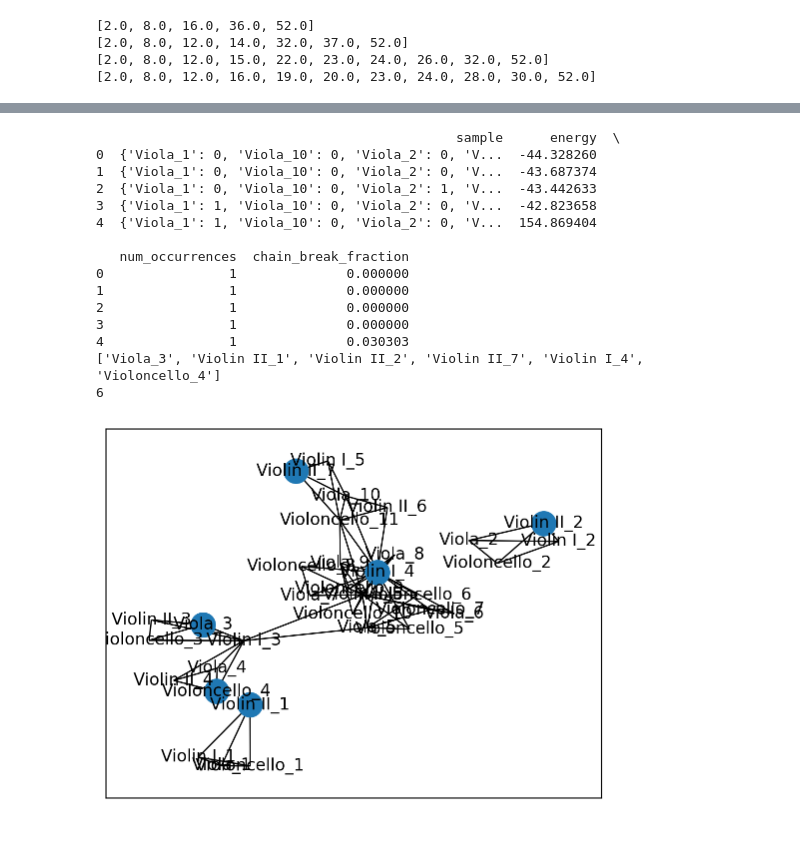
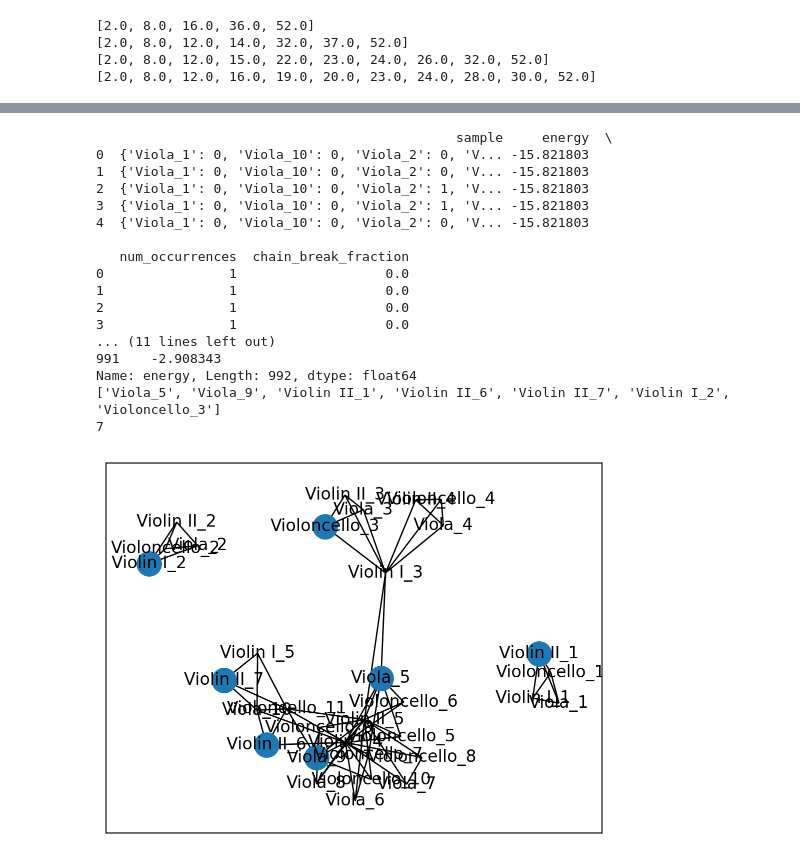
Before and after one commit to KirbyZX/PHYS4213, a Jupyter notebook: Notebooks/mxl.ipynb, the cells around one changed output, grey strips where cells are left out. Drawn from its saved outputs; the diff is of its cells as text; code cells hidden in the pictures.

```diff
--- a/Notebooks/mxl.ipynb
+++ b/Notebooks/mxl.ipynb
@@ -56,9 +56,10 @@ for part in excerpt.parts:
 flatStack = [phrase for phrases in phraseStack for phrase in phrases]
 print(len(flatStack))
 
+for p in flatStack: print(p.id, p.entropy)
+
 uniquePairs = [(i, j) for i in range(len(flatStack)) for j in range(i+1, len(flatStack))]
 
-for i, j in uniquePairs:
-    print(flatStack[i].id, flatStack[j].id, hasOverlap(flatStack[i], flatStack[j]))
+#for i, j in uniquePairs: print(flatStack[i].id, flatStack[j].id, hasOverlap(flatStack[i], flatStack[j]))
 # %% [output]
 33
@@ -92,0 +95,6 @@ plotGraph(G, pos)
+# %%
+# Solve on QPU
+
+phraseEntropies = [(phrase.id, phrase.entropy) for phrase in flatStack]
+
+df = solveWeightedMIS(G, phraseEntropies, num_reads=1000)
@@ -93,35 +118,33 @@ plotGraph(G, pos)
 # %%
-# Solve on QPU
-
-phraseEntropies = [(phrase.id, phrase.entropy) for phrase in flatStack]
-
-df = solveWeightedMIS(G, phraseEntropies, num_reads=1000, strength_multiplier = 3)
 print(df.head())
+print(df["energy"].sort_values(ascending=True))
 
 sample = df["sample"][0]
 chosen = [x for x in sample if sample[x] == 1]
 
 print(chosen)
 print(len(chosen))
 
 plotGraph(G, pos, nodeList=chosen)
 # %% [output]
-                                              sample      energy  \
-0  {'Viola_1': 0, 'Viola_10': 0, 'Viola_2': 0, 'V...  -44.328260
-1  {'Viola_1': 0, 'Viola_10': 0, 'Viola_2': 0, 'V...  -43.687374
-2  {'Viola_1': 0, 'Viola_10': 0, 'Viola_2': 1, 'V...  -43.442633
-3  {'Viola_1': 1, 'Viola_10': 0, 'Viola_2': 0, 'V...  -42.823658
-4  {'Viola_1': 1, 'Viola_10': 0, 'Viola_2': 0, 'V...  154.869404
+                                              sample     energy  \
+0  {'Viola_1': 0, 'Viola_10': 0, 'Viola_2': 0, 'V... -15.821803
+1  {'Viola_1': 0, 'Viola_10': 0, 'Viola_2': 0, 'V... -15.821803
+2  {'Viola_1': 0, 'Viola_10': 0, 'Viola_2': 1, 'V... -15.821803
+3  {'Viola_1': 0, 'Viola_10': 0, 'Viola_2': 1, 'V... -15.821803
+4  {'Viola_1': 0, 'Viola_10': 0, 'Viola_2': 0, 'V... -15.821803
 
    num_occurrences  chain_break_fraction
-0                1              0.000000
-1                1              0.000000
-2                1              0.000000
-3                1              0.000000
-4                1              0.030303
-['Viola_3', 'Violin II_1', 'Violin II_2', 'Violin II_7', 'Violin I_4', 'Violoncello_4']
-6
+0                1                   0.0
+1                1                   0.0
+2                1                   0.0
+3                1                   0.0
+... (11 lines left out)
+991    -2.908343
+Name: energy, Length: 992, dtype: float64
+['Viola_5', 'Viola_9', 'Violin II_1', 'Violin II_6', 'Violin II_7', 'Violin I_2', 'Violoncello_3']
+7
-[figure, old version]
+[figure, new version]
 # %%
 arrangement = stream.Stream()
 
```
Also changed, not shown: parts of 5 cells of this notebook.
